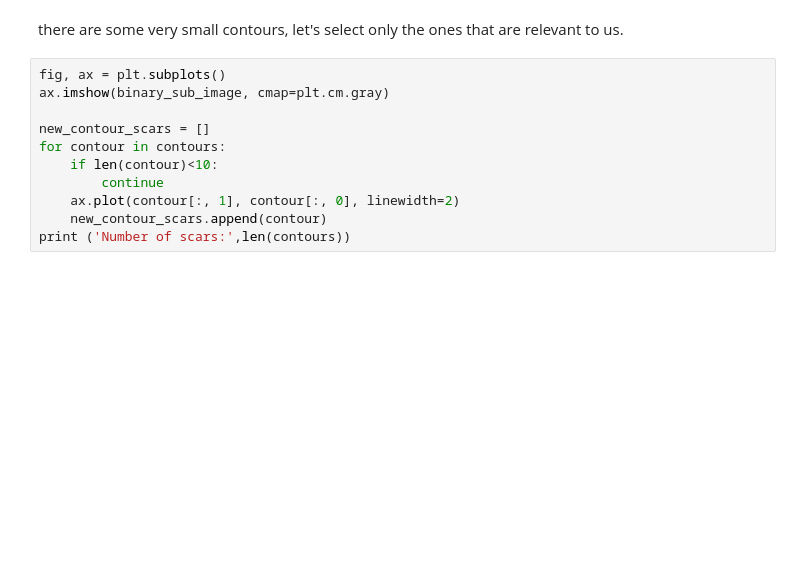
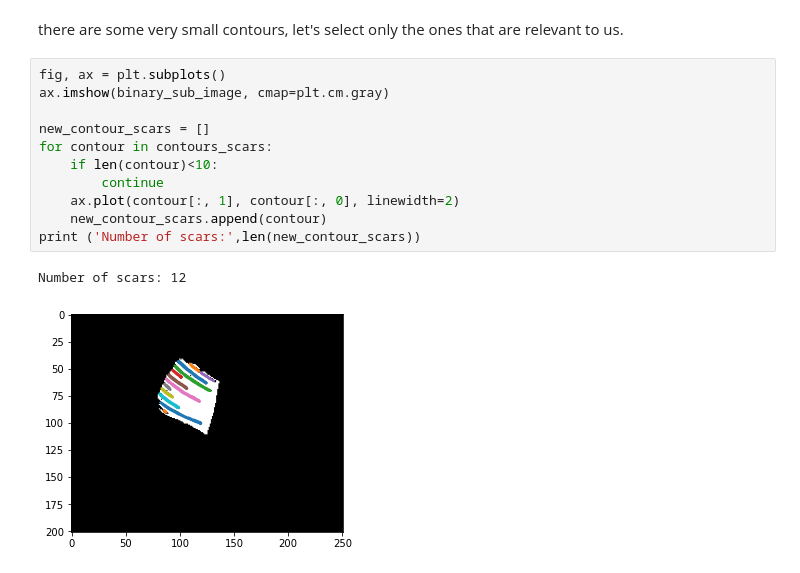
Before and after one commit to alan-turing-institute/Palaeoanalytics, a Jupyter notebook: notebooks/exploration/simple_edge_detection.ipynb, the cells around one changed output. Cells and saved outputs as stored; diff of their text form; blank space fills up the shorter version.

```diff
--- a/notebooks/exploration/simple_edge_detection.ipynb
+++ b/notebooks/exploration/simple_edge_detection.ipynb
@@ -306,11 +315,14 @@ there are some very small contours, let's select only the ones that are relevant
 # %%
 fig, ax = plt.subplots()
 ax.imshow(binary_sub_image, cmap=plt.cm.gray)
 
 new_contour_scars = []
-for contour in contours:
+for contour in contours_scars:
     if len(contour)<10:
         continue
     ax.plot(contour[:, 1], contour[:, 0], linewidth=2)
     new_contour_scars.append(contour)
-print ('Number of scars:',len(contours))
+print ('Number of scars:',len(new_contour_scars))
+# %% [output]
+Number of scars: 12
+[figure, added]
```
Also changed, not shown: parts of 25 cells of this notebook.
